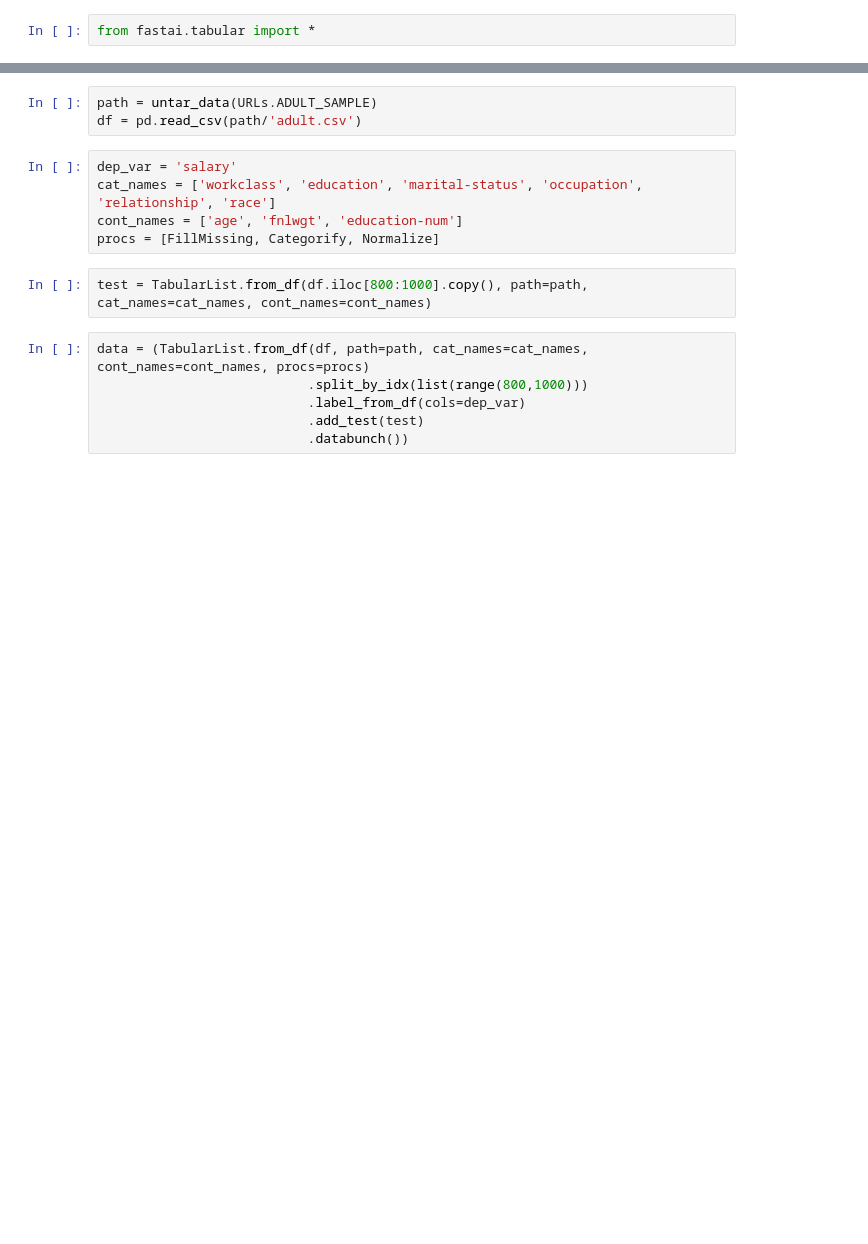
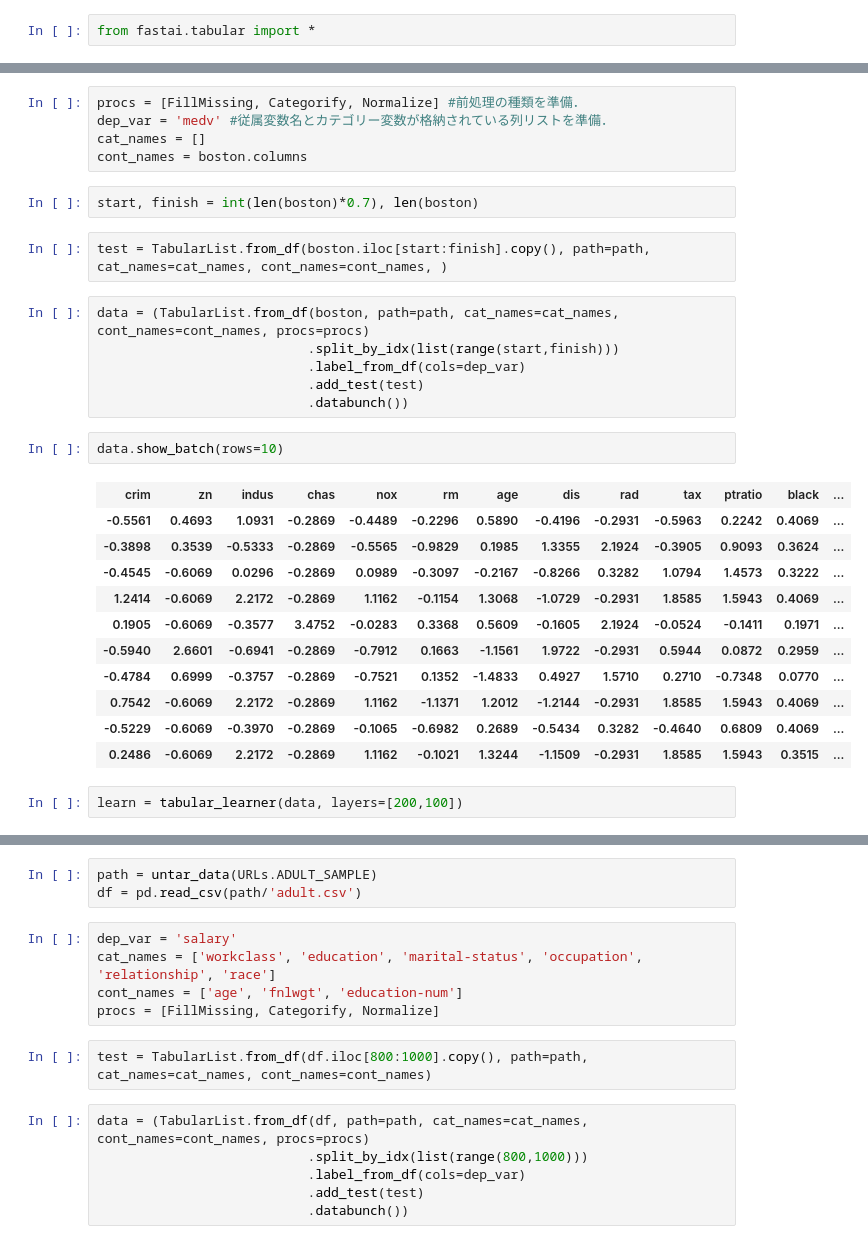
Before and after one commit to mickeykubo/fastai-v1, a Jupyter notebook: lesson4_tabular.ipynb, the cells around one changed output, grey strips where cells are left out. Cells and saved outputs as stored; diff of their text form; blank space fills up the shorter version.

```diff
--- a/lesson4_tabular.ipynb
+++ b/lesson4_tabular.ipynb
@@ -28,0 +43,31 @@ Tabular data should be in a Pandas `DataFrame`.
+# %%
+procs = [FillMissing, Categorify, Normalize] #前処理の種類を準備．
+dep_var = 'medv' #従属変数名とカテゴリー変数が格納されている列リストを準備．
+cat_names = []
+cont_names = boston.columns
+# %%
+start, finish = int(len(boston)*0.7), len(boston)
+# %%
+test = TabularList.from_df(boston.iloc[start:finish].copy(), path=path, cat_names=cat_names, cont_names=cont_names, )
+# %%
+data = (TabularList.from_df(boston, path=path, cat_names=cat_names,  cont_names=cont_names, procs=procs)
+                           .split_by_idx(list(range(start,finish)))
+                           .label_from_df(cols=dep_var)
+                           .add_test(test)
+                           .databunch())
+# %%
+data.show_batch(rows=10)
+# %% [output]
+| crim | zn | indus | chas | nox | rm | age | dis | rad | tax | ptratio | black | ... |
+| -0.5561 | 0.4693 | 1.0931 | -0.2869 | -0.4489 | -0.2296 | 0.5890 | -0.4196 | -0.2931 | -0.5963 | 0.2242 | 0.4069 | ... |
+| -0.3898 | 0.3539 | -0.5333 | -0.2869 | -0.5565 | -0.9829 | 0.1985 | 1.3355 | 2.1924 | -0.3905 | 0.9093 | 0.3624 | ... |
+| -0.4545 | -0.6069 | 0.0296 | -0.2869 | 0.0989 | -0.3097 | -0.2167 | -0.8266 | 0.3282 | 1.0794 | 1.4573 | 0.3222 | ... |
+| 1.2414 | -0.6069 | 2.2172 | -0.2869 | 1.1162 | -0.1154 | 1.3068 | -1.0729 | -0.2931 | 1.8585 | 1.5943 | 0.4069 | ... |
+| 0.1905 | -0.6069 | -0.3577 | 3.4752 | -0.0283 | 0.3368 | 0.5609 | -0.1605 | 2.1924 | -0.0524 | -0.1411 | 0.1971 | ... |
+| -0.5940 | 2.6601 | -0.6941 | -0.2869 | -0.7912 | 0.1663 | -1.1561 | 1.9722 | -0.2931 | 0.5944 | 0.0872 | 0.2959 | ... |
+| -0.4784 | 0.6999 | -0.3757 | -0.2869 | -0.7521 | 0.1352 | -1.4833 | 0.4927 | 1.5710 | 0.2710 | -0.7348 | 0.0770 | ... |
+| 0.7542 | -0.6069 | 2.2172 | -0.2869 | 1.1162 | -1.1371 | 1.2012 | -1.2144 | -0.2931 | 1.8585 | 1.5943 | 0.4069 | ... |
+| -0.5229 | -0.6069 | -0.3970 | -0.2869 | -0.1065 | -0.6982 | 0.2689 | -0.5434 | 0.3282 | -0.4640 | 0.6809 | 0.4069 | ... |
+| 0.2486 | -0.6069 | 2.2172 | -0.2869 | 1.1162 | -0.1021 | 1.3244 | -1.1509 | -0.2931 | 1.8585 | 1.5943 | 0.3515 | ... |
+# %%
+learn = tabular_learner(data, layers=[200,100])
```
Also changed, not shown: parts of 12 cells of this notebook.
